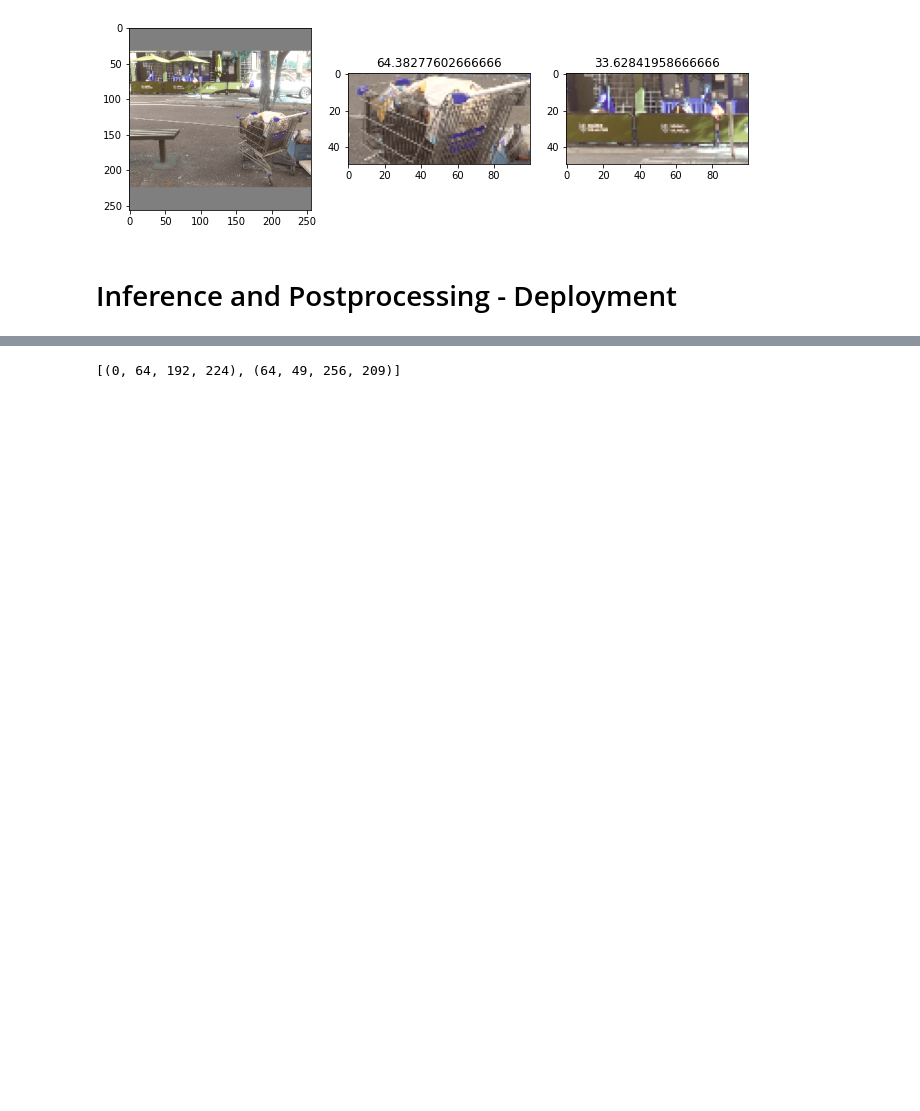
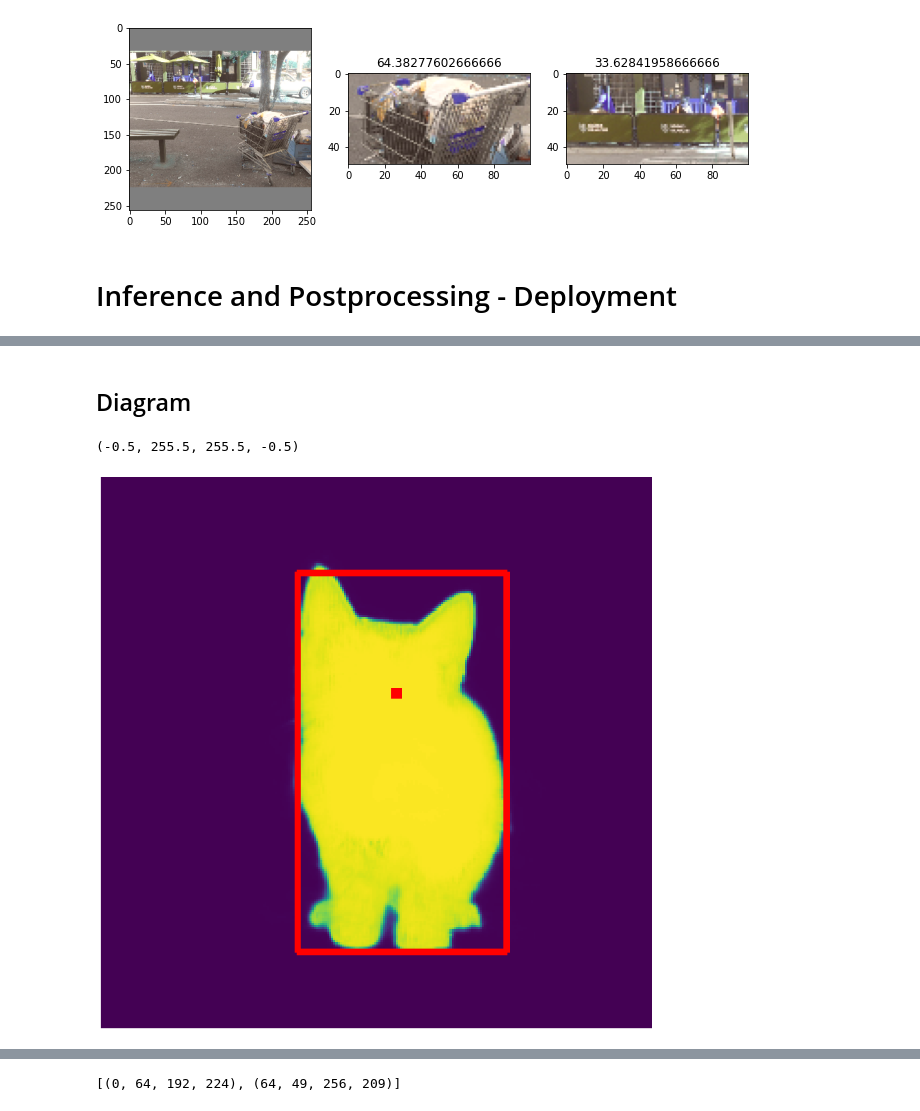
Before and after one commit to ckhui/SaliencySegmentationNet, a Jupyter notebook: Dev.ipynb, the cells around one changed output, grey strips where cells are left out. Cells and saved outputs as stored; diff of their text form; code cells hidden in the pictures; blank space fills up the shorter version.

```diff
--- a/Dev.ipynb
+++ b/Dev.ipynb
@@ -480,0 +465,8 @@ img_size, target_size, feat_size, peaks_bb
+# %% [markdown]
+## Diagram
+# %%
+visualize_peak_bb(peaks_bb, seg)
+plt.axis("off")
+# %% [output]
+(-0.5, 255.5, 255.5, -0.5)
+[figure, added]
```
Also changed, not shown: parts of 13 cells of this notebook, 2 other files.
